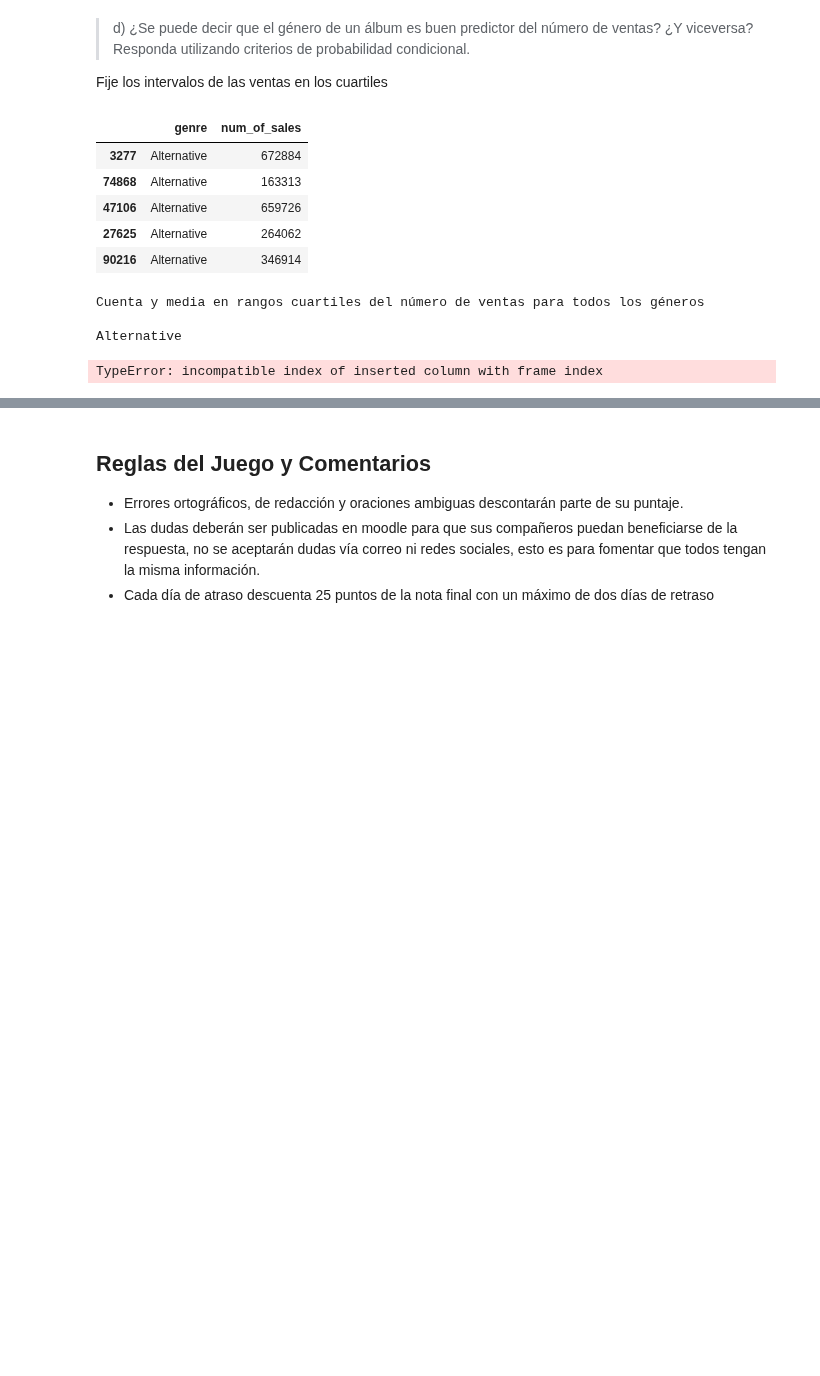
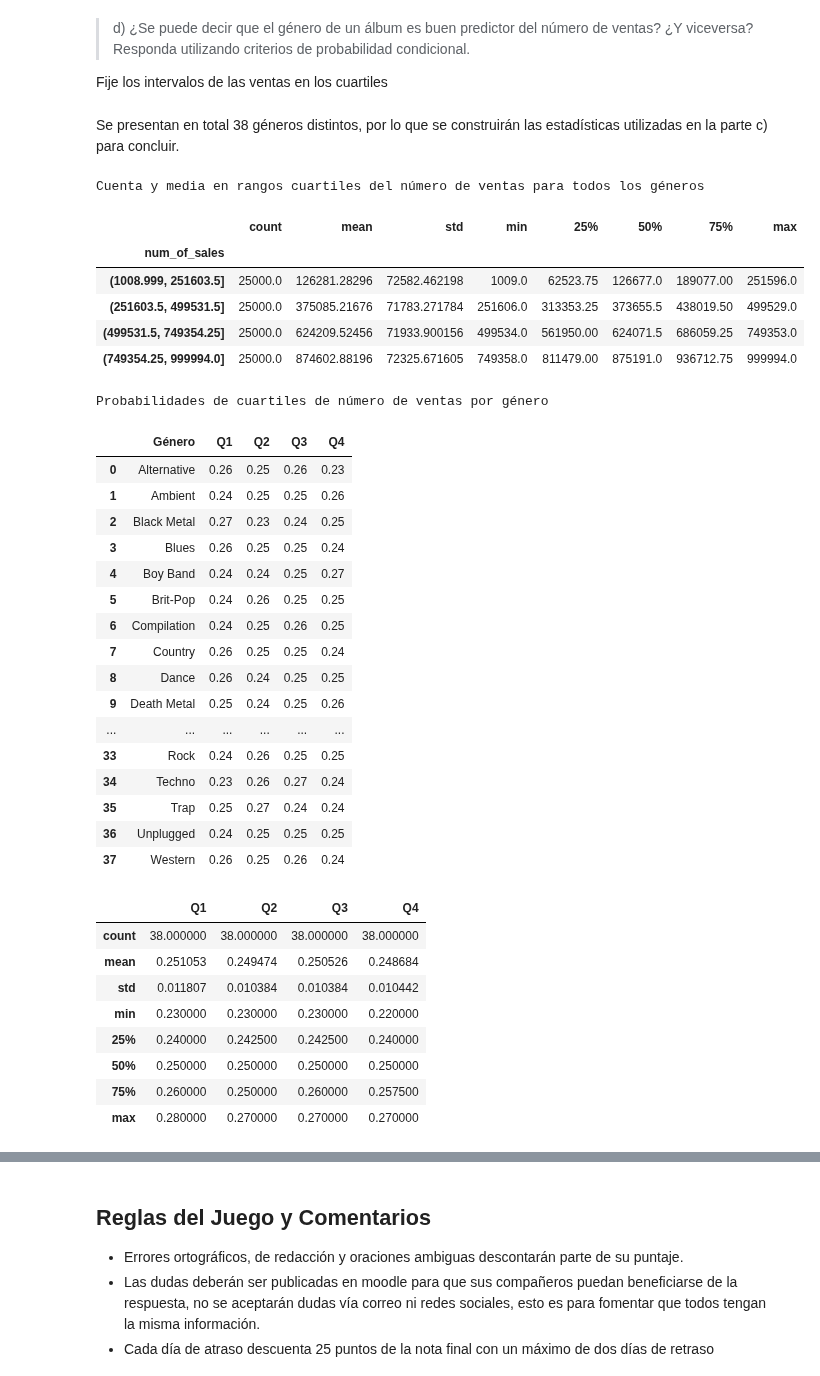
Before and after one commit to jpjorquera/Lab2-Estaca, a Jupyter notebook: Laboratorio 2.ipynb, the cells around one changed output, grey strips where cells are left out. Drawn from its saved outputs; the diff is of its cells as text; code cells hidden in the pictures; blank space fills up the shorter version.

Commit message:
avances p3, d, ventas por genero

```diff
--- a/Laboratorio 2.ipynb
+++ b/Laboratorio 2.ipynb
@@ -1133,38 +1133,66 @@ En estos casos se nota que las probabilidades son ínfimas, dado a que a la frac
 >d) ¿Se puede decir que el género de un álbum es buen predictor del número de ventas? ¿Y viceversa? Responda utilizando criterios de probabilidad condicional.
 
 Fije los intervalos de las ventas en los cuartiles
+# %% [markdown]
+Se presentan en total 38 géneros distintos, por lo que se construirán las estadísticas utilizadas en la parte c) para concluir.
 # %%
 # Definir subdivisiones a utilizar
 filtrado = artists_albums.copy().sort_values('num_of_sales')
 relevante = filtrado[['genre', 'num_of_sales']].copy().sort_values('genre')
 generos = relevante.copy().groupby('genre').count()
-display(relevante.head())
-#display(filtrado.head())
 
 print('\nCuenta y media en rangos cuartiles del número de ventas para todos los géneros\n')
 filtrado_range = filtrado.groupby(pd.qcut(
     filtrado.num_of_sales, 4))['num_of_sales'].describe()
-
+display(filtrado_range)
 relevante_range = relevante.groupby(pd.qcut(
     relevante.num_of_sales, 4)).describe()
 
+print("\nProbabilidades de cuartiles de número de ventas por género\n")
+df = pd.DataFrame(columns=('Género', 'Q1', 'Q2', 'Q3', 'Q4'))
+i=0
 for genero in generos.index:
     seleccion = relevante[relevante.genre == genero].copy()
     largo = len(seleccion)
-    aux = seleccion.groupby(pd.qcut(
-    seleccion.num_of_sales, 4)).describe(percentiles=None)
-    print(genero)
-    aux['Probabilidad'] = aux.count()/largo
-    display(aux)
-#display(filtrado[['genre', 'num_of_sales']].groupby('genre').mean())
+    # Dividir cantidades en cuartiles
+    Q1, Q2, Q3, Q4 = seleccion.groupby(pd.cut(
+    seleccion.num_of_sales, [0, 251603.5, 499531.5, 749354.25, 999994.0])).count()['genre']
+    df.loc[i] = [genero, round(Q1/largo, 2), round(Q2/largo, 2), round(Q3/largo, 2), round(Q4/largo, 2)]
+    i+=1
+display(df)
+display(df.describe())
 # %% [output]
+Cuenta y media en rangos cuartiles del número de ventas para todos los géneros
-|  | genre | num_of_sales |
-| 3277 | Alternative | 672884 |
-| 74868 | Alternative | 163313 |
-| 47106 | Alternative | 659726 |
-| 27625 | Alternative | 264062 |
-| 90216 | Alternative | 346914 |
+|  | count | mean | std | min | 25% | 50% | 75% | max |
+| num_of_sales |  |  |  |  |  |  |  |  |
+| (1008.999, 251603.5] | 25000.0 | 126281.28296 | 72582.462198 | 1009.0 | 62523.75 | 126677.0 | 189077.00 | 251596.0 |
+| (251603.5, 499531.5] | 25000.0 | 375085.21676 | 71783.271784 | 251606.0 | 313353.25 | 373655.5 | 438019.50 | 499529.0 |
+| (499531.5, 749354.25] | 25000.0 | 624209.52456 | 71933.900156 | 499534.0 | 561950.00 | 624071.5 | 686059.25 | 749353.0 |
+| (749354.25, 999994.0] | 25000.0 | 874602.88196 | 72325.671605 | 749358.0 | 811479.00 | 875191.0 | 936712.75 | 999994.0 |
-Cuenta y media en rangos cuartiles del número de ventas para todos los géneros
-
-Alternative
-TypeError: incompatible index of inserted column with frame index
+Probabilidades de cuartiles de número de ventas por género
+|  | Género | Q1 | Q2 | Q3 | Q4 |
+| 0 | Alternative | 0.26 | 0.25 | 0.26 | 0.23 |
+| 1 | Ambient | 0.24 | 0.25 | 0.25 | 0.26 |
+| 2 | Black Metal | 0.27 | 0.23 | 0.24 | 0.25 |
+| 3 | Blues | 0.26 | 0.25 | 0.25 | 0.24 |
+| 4 | Boy Band | 0.24 | 0.24 | 0.25 | 0.27 |
+| 5 | Brit-Pop | 0.24 | 0.26 | 0.25 | 0.25 |
+| 6 | Compilation | 0.24 | 0.25 | 0.26 | 0.25 |
+| 7 | Country | 0.26 | 0.25 | 0.25 | 0.24 |
+| 8 | Dance | 0.26 | 0.24 | 0.25 | 0.25 |
+| 9 | Death Metal | 0.25 | 0.24 | 0.25 | 0.26 |
+| ... | ... | ... | ... | ... | ... |
+| 33 | Rock | 0.24 | 0.26 | 0.25 | 0.25 |
+| 34 | Techno | 0.23 | 0.26 | 0.27 | 0.24 |
+| 35 | Trap | 0.25 | 0.27 | 0.24 | 0.24 |
+| 36 | Unplugged | 0.24 | 0.25 | 0.25 | 0.25 |
+| 37 | Western | 0.26 | 0.25 | 0.26 | 0.24 |
+|  | Q1 | Q2 | Q3 | Q4 |
+| count | 38.000000 | 38.000000 | 38.000000 | 38.000000 |
+| mean | 0.251053 | 0.249474 | 0.250526 | 0.248684 |
+| std | 0.011807 | 0.010384 | 0.010384 | 0.010442 |
+| min | 0.230000 | 0.230000 | 0.230000 | 0.220000 |
+| 25% | 0.240000 | 0.242500 | 0.242500 | 0.240000 |
+| 50% | 0.250000 | 0.250000 | 0.250000 | 0.250000 |
+| 75% | 0.260000 | 0.250000 | 0.260000 | 0.257500 |
+| max | 0.280000 | 0.270000 | 0.270000 | 0.270000 |
```
Also changed, not shown: parts of 2 cells of this notebook.
